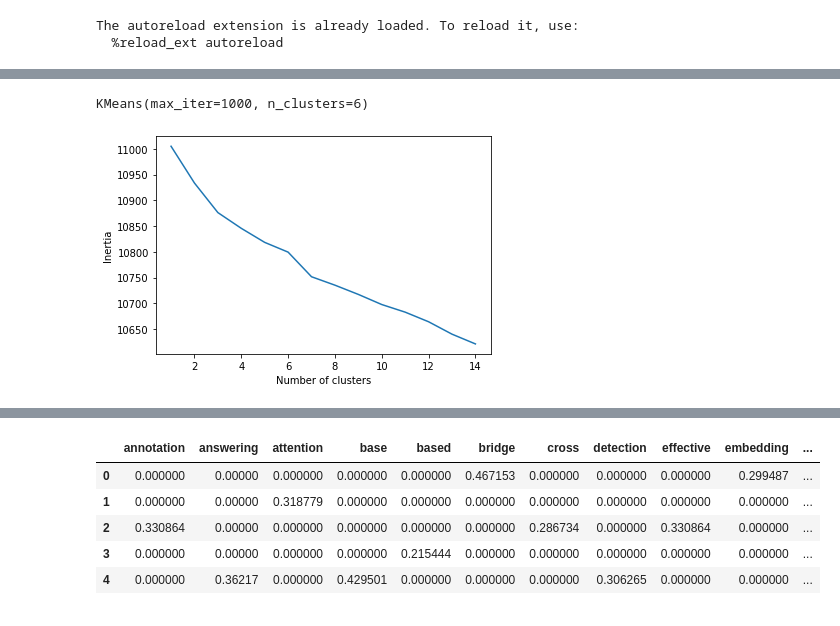
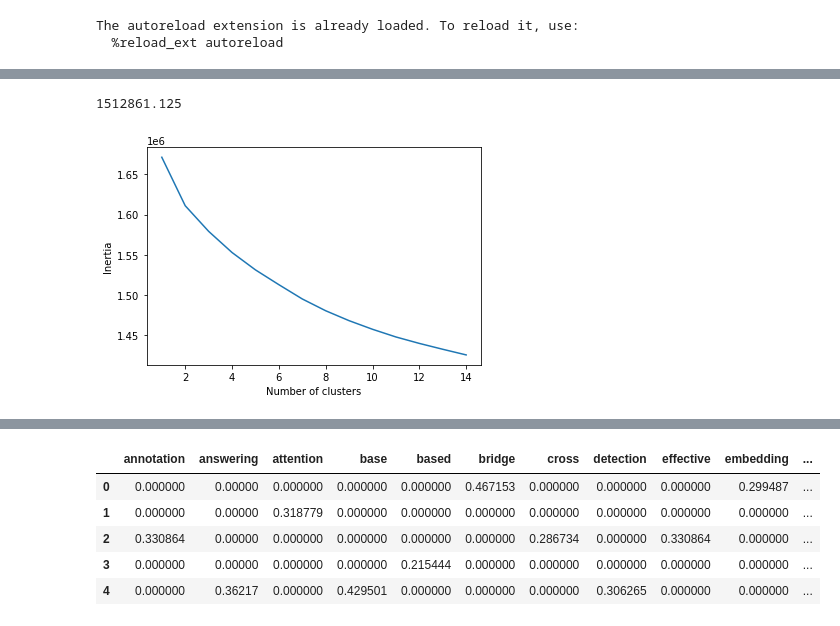
Before and after one commit to ShashiKiranMR/CS-7641-ML-Project, a Jupyter notebook: src/script.ipynb, the cells around one changed output, grey strips where cells are left out. Cells and saved outputs as stored; diff of their text form; code cells hidden in the pictures.

```diff
--- a/src/script.ipynb
+++ b/src/script.ipynb
@@ -73,8 +92,8 @@ merged_data.extend(test_data)
 # Getting bag of words data structure
 CountVec = CountVectorizer(ngram_range=(1,1), preprocessor=tf_idf.preprocess_text, stop_words='english')
 Count_data = CountVec.fit_transform(merged_data)
-X_train = X[0:len(train_data)]
-X_test = X[len(train_data):]
+X_train = Count_data[0:len(train_data)]
+X_test = Count_data[len(train_data):]
 # print(CountVec.get_feature_names())
 cv_dataframe=pd.DataFrame(Count_data.toarray(),columns=CountVec.get_feature_names_out())
 pd.set_option('display.max_colwidth', None)
@@ -87,22 +120,24 @@ NameError: name 'X' is not defined
 # %%
 # Cluster documents based on BOW model
 bow_distortions = []
 K = range(1,15)
 
 for k in K:
     bow_model = KMeans(n_clusters=k, init='k-means++', max_iter=1000, n_init=10)
     bow_model.fit(X_train)
     bow_distortions.append(bow_model.inertia_)
 
 plt.plot(K, bow_distortions)
 plt.xlabel("Number of clusters")
 plt.ylabel("Inertia")
 # print(distortions)
 
 # Choosing the best k from elbow method.
 true_k = 6
 bow_model = KMeans(n_clusters=true_k, init='k-means++', max_iter=1000, n_init=10)
 bow_model.fit(X_train)
+bow_inertia = bow_model.inertia_
+print(bow_inertia)
 # %% [output]
-KMeans(max_iter=1000, n_clusters=6)
+1512861.125
-[figure, old version]
+[figure, new version]
```
Also changed, not shown: parts of 17 cells of this notebook, 1 other file.
